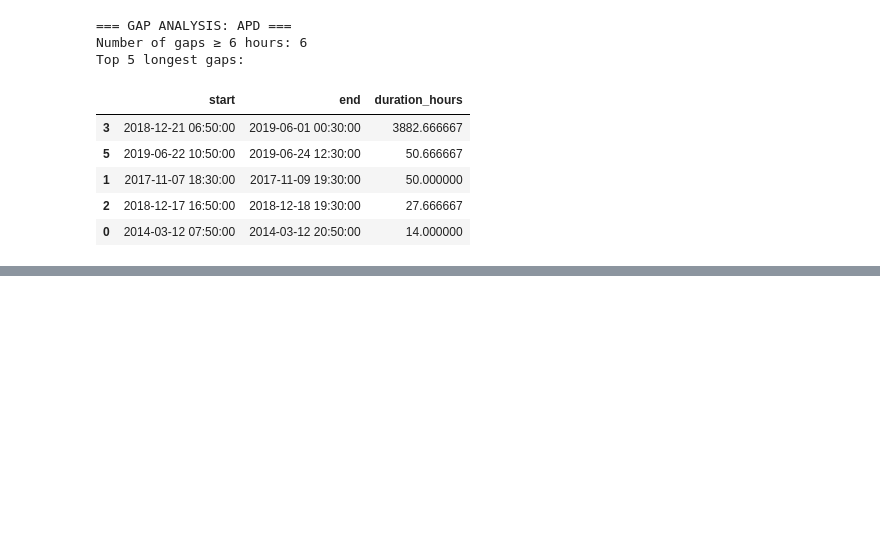
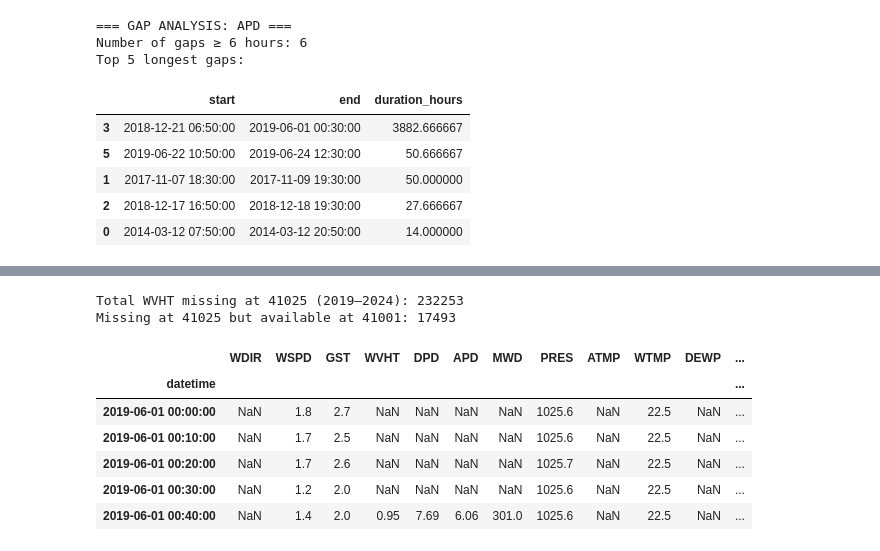
Before and after one commit to RichelCode/Wave-Energy-Forecasting-Methodological-Enhancement-and-Advanced-Modeling, a Jupyter notebook: Conference Presentation.ipynb, the cells around one changed output, grey strips where cells are left out. Cells and saved outputs as stored; diff of their text form; code cells hidden in the pictures; blank space fills up the shorter version.

```diff
--- a/Conference Presentation.ipynb
+++ b/Conference Presentation.ipynb
@@ -561,0 +565,14 @@ Top 5 longest gaps:
+# %%
+# Rebuild full dataframes (if not already in memory)
+df_41025_full = build_station_df("41025h")
+df_41001_full = build_station_df("41001h")
+
+# Restrict to 2019–2024
+START_DATE = "2019-01-01"
+END_DATE   = "2024-12-31"
+
+df_41025 = df_41025_full.loc[START_DATE:END_DATE].copy()
+df_41001 = df_41001_full.loc[START_DATE:END_DATE].copy()
+
+print("41025 2019–2024:", df_41025.index.min(), "→", df_41025.index.max(), len(df_41025))
+print("41001 2019–2024:", df_41001.index.min(), "→", df_41001.index.max(), len(df_41001))
@@ -561,0 +678,25 @@ Top 5 longest gaps:
+# %%
+# Focus on 2019–2024 WVHT as example
+mask_41025_missing = df_41025["WVHT"].isna()
+mask_41001_avail   = df_41001["WVHT"].notna()
+
+# Align neighbour mask to 41025 index
+mask_41001_avail_aligned = mask_41001_avail.reindex(df_41025.index, fill_value=False)
+
+overlap_mask = mask_41025_missing & mask_41001_avail_aligned
+
+print("Total WVHT missing at 41025 (2019–2024):", mask_41025_missing.sum())
+print("Missing at 41025 but available at 41001:", overlap_mask.sum())
+# %% [output]
+Total WVHT missing at 41025 (2019–2024): 232253
+Missing at 41025 but available at 41001: 17493
+# %%
+df_41025.head()
+# %% [output]
+|  | WDIR | WSPD | GST | WVHT | DPD | APD | MWD | PRES | ATMP | WTMP | DEWP | ... |
+| datetime |  |  |  |  |  |  |  |  |  |  |  | ... |
+| 2019-06-01 00:00:00 | NaN | 1.8 | 2.7 | NaN | NaN | NaN | NaN | 1025.6 | NaN | 22.5 | NaN | ... |
+| 2019-06-01 00:10:00 | NaN | 1.7 | 2.5 | NaN | NaN | NaN | NaN | 1025.6 | NaN | 22.5 | NaN | ... |
+| 2019-06-01 00:20:00 | NaN | 1.7 | 2.6 | NaN | NaN | NaN | NaN | 1025.7 | NaN | 22.5 | NaN | ... |
+| 2019-06-01 00:30:00 | NaN | 1.2 | 2.0 | NaN | NaN | NaN | NaN | 1025.6 | NaN | 22.5 | NaN | ... |
+| 2019-06-01 00:40:00 | NaN | 1.4 | 2.0 | 0.95 | 7.69 | 6.06 | 301.0 | 1025.6 | NaN | 22.5 | NaN | ... |
```
Also changed, not shown: parts of 13 cells of this notebook.
